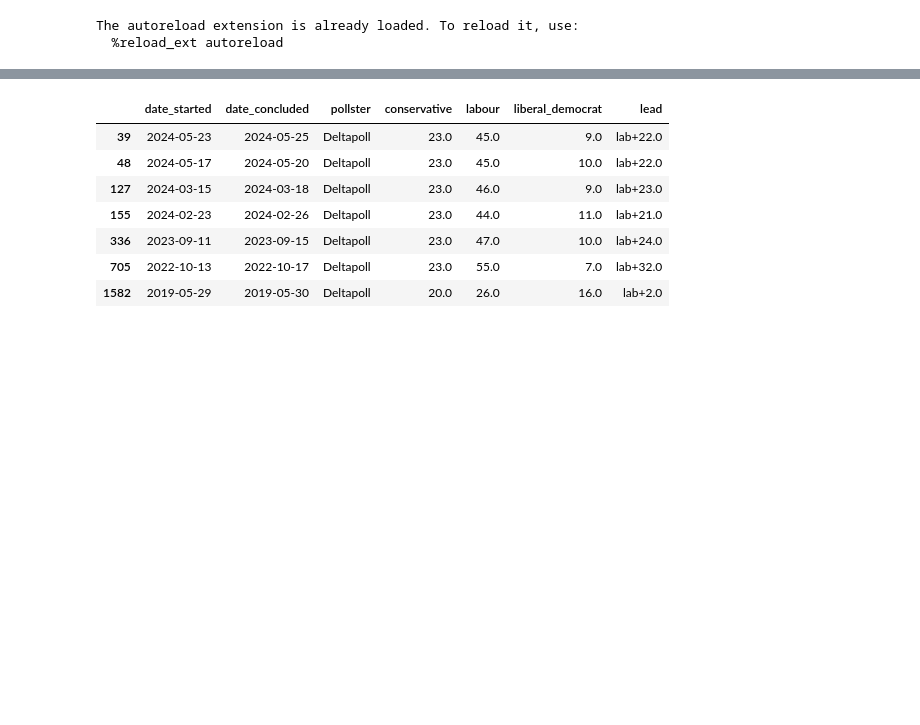
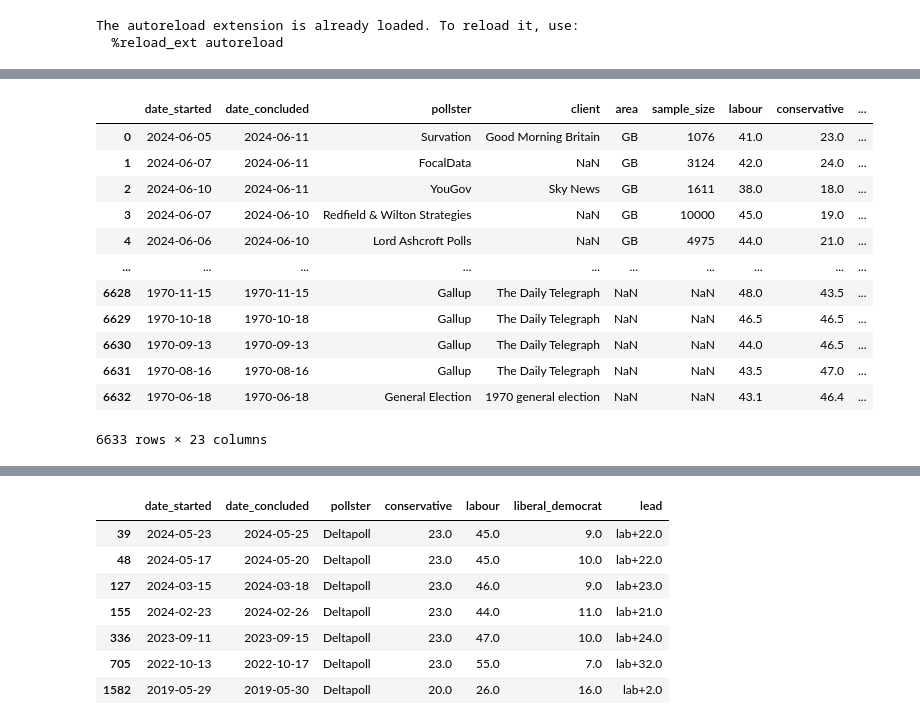
Before and after one commit to AndyLawton/uk_general_election_polls, a Jupyter notebook: main.ipynb, the cells around one changed output, grey strips where cells are left out. Saved outputs shown, nothing was run; the diff lists cells and outputs as text; code cells hidden in the pictures; blank space fills up the shorter version.

```diff
--- a/main.ipynb
+++ b/main.ipynb
@@ -19,2 +15,18 @@ Timestamp('2024-05-26 00:00:00')
 # %%
 display_columns = ['date_started', 'date_concluded', 'pollster', 'conservative', 'labour', 'liberal_democrat', 'lead']
+# %%
+all_polls
+# %% [output]
+|  | date_started | date_concluded | pollster | client | area | sample_size | labour | conservative | ... |
+| 0 | 2024-06-05 | 2024-06-11 | Survation | Good Morning Britain | GB | 1076 | 41.0 | 23.0 | ... |
+| 1 | 2024-06-07 | 2024-06-11 | FocalData | NaN | GB | 3124 | 42.0 | 24.0 | ... |
+| 2 | 2024-06-10 | 2024-06-11 | YouGov | Sky News | GB | 1611 | 38.0 | 18.0 | ... |
+| 3 | 2024-06-07 | 2024-06-10 | Redfield & Wilton Strategies | NaN | GB | 10000 | 45.0 | 19.0 | ... |
+| 4 | 2024-06-06 | 2024-06-10 | Lord Ashcroft Polls | NaN | GB | 4975 | 44.0 | 21.0 | ... |
+| ... | ... | ... | ... | ... | ... | ... | ... | ... | ... |
+| 6628 | 1970-11-15 | 1970-11-15 | Gallup | The Daily Telegraph | NaN | NaN | 48.0 | 43.5 | ... |
+| 6629 | 1970-10-18 | 1970-10-18 | Gallup | The Daily Telegraph | NaN | NaN | 46.5 | 46.5 | ... |
+| 6630 | 1970-09-13 | 1970-09-13 | Gallup | The Daily Telegraph | NaN | NaN | 44.0 | 46.5 | ... |
+| 6631 | 1970-08-16 | 1970-08-16 | Gallup | The Daily Telegraph | NaN | NaN | 43.5 | 47.0 | ... |
+| 6632 | 1970-06-18 | 1970-06-18 | General Election | 1970 general election | NaN | NaN | 43.1 | 46.4 | ... |
+6633 rows × 23 columns
```
Also changed, not shown: parts of 6 cells of this notebook, 3 other files.
